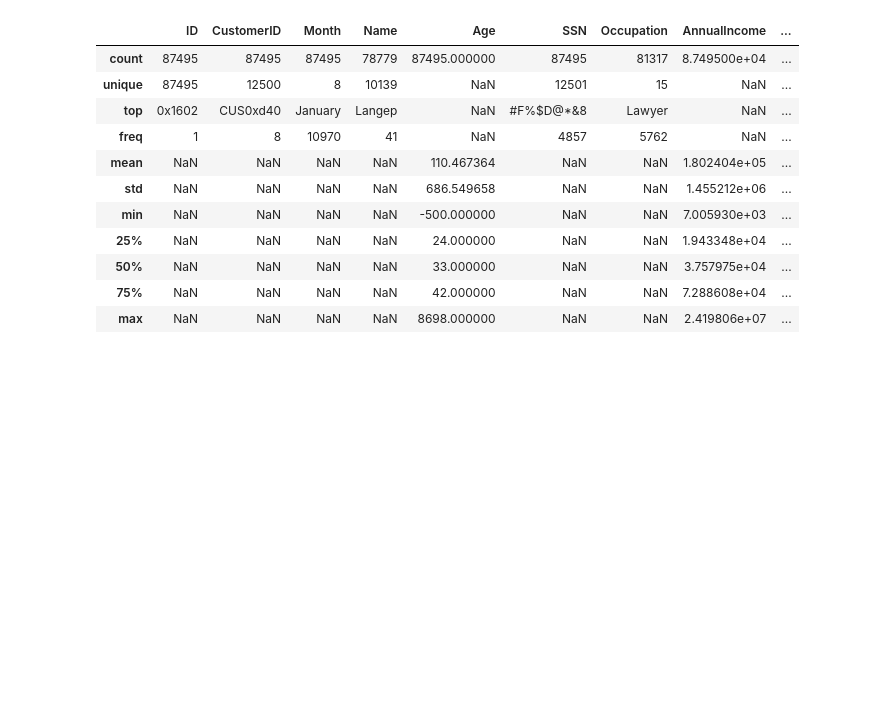
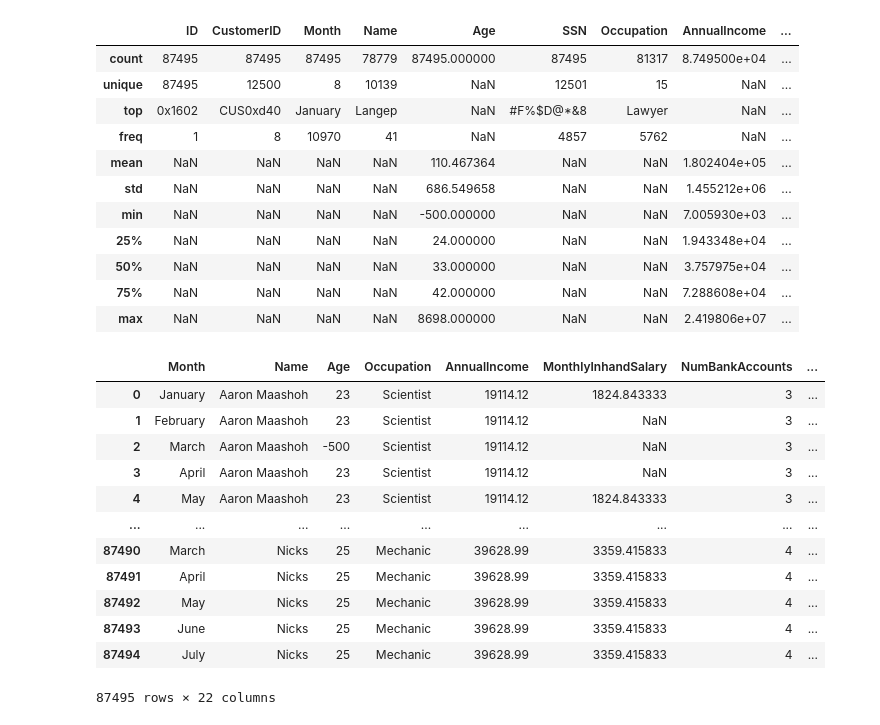
Before and after one commit to narimanm0/DS-ML, a Jupyter notebook: CreditScore/CreditScore.ipynb, the cells around one changed output. Drawn from its saved outputs; the diff is of its cells as text; code cells hidden in the pictures; blank space fills up the shorter version.

```diff
--- a/CreditScore/CreditScore.ipynb
+++ b/CreditScore/CreditScore.ipynb
@@ -39,3 +39,21 @@ data.describe(include="all")
 | 50% | NaN | NaN | NaN | NaN | 33.000000 | NaN | NaN | 3.757975e+04 | ... |
 | 75% | NaN | NaN | NaN | NaN | 42.000000 | NaN | NaN | 7.288608e+04 | ... |
 | max | NaN | NaN | NaN | NaN | 8698.000000 | NaN | NaN | 2.419806e+07 | ... |
+# %%
+data = data.drop("ID CustomerID SSN TypeofLoan".split(), axis=1)
+# %%
+data
+# %% [output]
+|  | Month | Name | Age | Occupation | AnnualIncome | MonthlyInhandSalary | NumBankAccounts | ... |
+| 0 | January | Aaron Maashoh | 23 | Scientist | 19114.12 | 1824.843333 | 3 | ... |
+| 1 | February | Aaron Maashoh | 23 | Scientist | 19114.12 | NaN | 3 | ... |
+| 2 | March | Aaron Maashoh | -500 | Scientist | 19114.12 | NaN | 3 | ... |
+| 3 | April | Aaron Maashoh | 23 | Scientist | 19114.12 | NaN | 3 | ... |
+| 4 | May | Aaron Maashoh | 23 | Scientist | 19114.12 | 1824.843333 | 3 | ... |
+| ... | ... | ... | ... | ... | ... | ... | ... | ... |
+| 87490 | March | Nicks | 25 | Mechanic | 39628.99 | 3359.415833 | 4 | ... |
+| 87491 | April | Nicks | 25 | Mechanic | 39628.99 | 3359.415833 | 4 | ... |
+| 87492 | May | Nicks | 25 | Mechanic | 39628.99 | 3359.415833 | 4 | ... |
+| 87493 | June | Nicks | 25 | Mechanic | 39628.99 | 3359.415833 | 4 | ... |
+| 87494 | July | Nicks | 25 | Mechanic | 39628.99 | 3359.415833 | 4 | ... |
+87495 rows × 22 columns
```
Also changed, not shown: parts of 8 cells of this notebook.
